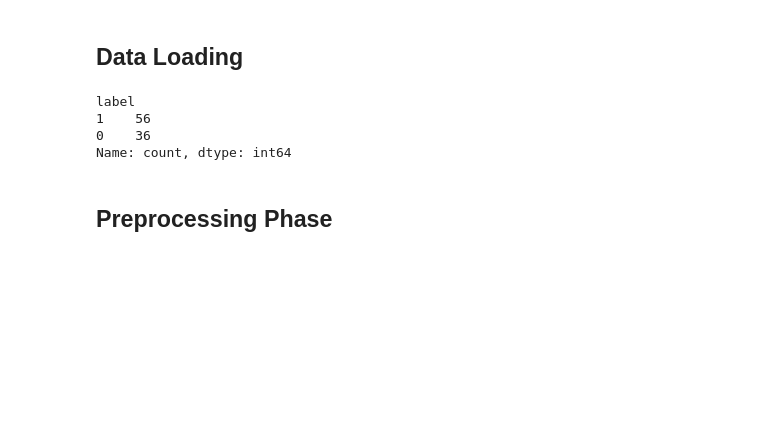
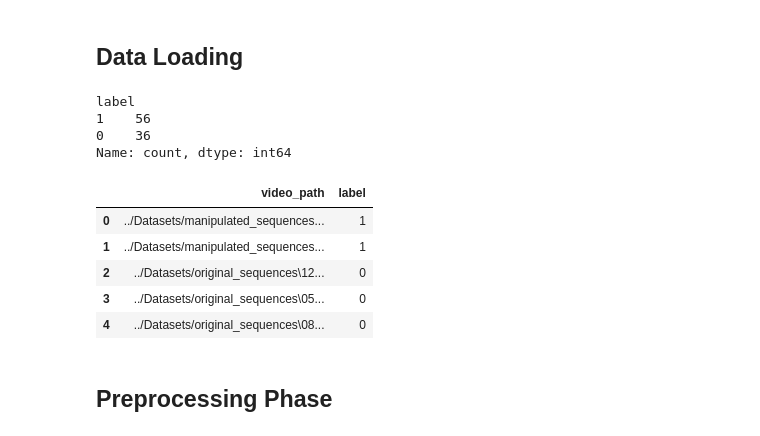
Before and after one commit to rohitcodism/Face-Swap-Detection-Model, a Jupyter notebook: Models/Run1.ipynb, the cells around one changed output. Drawn from its saved outputs; the diff is of its cells as text; code cells hidden in the pictures; blank space fills up the shorter version.

```diff
--- a/Models/Run1.ipynb
+++ b/Models/Run1.ipynb
@@ -98,6 +98,15 @@ label
 1    56
 0    36
 Name: count, dtype: int64
+# %%
+deepfake_data.head(5)
+# %% [output]
+|  | video_path | label |
+| 0 | ../Datasets/manipulated_sequences... | 1 |
+| 1 | ../Datasets/manipulated_sequences... | 1 |
+| 2 | ../Datasets/original_sequences\12... | 0 |
+| 3 | ../Datasets/original_sequences\05... | 0 |
+| 4 | ../Datasets/original_sequences\08... | 0 |
 # %% [markdown]
 ## **Preprocessing Phase**
 # %% [markdown]
```
Also changed, not shown: parts of 13 cells of this notebook.
